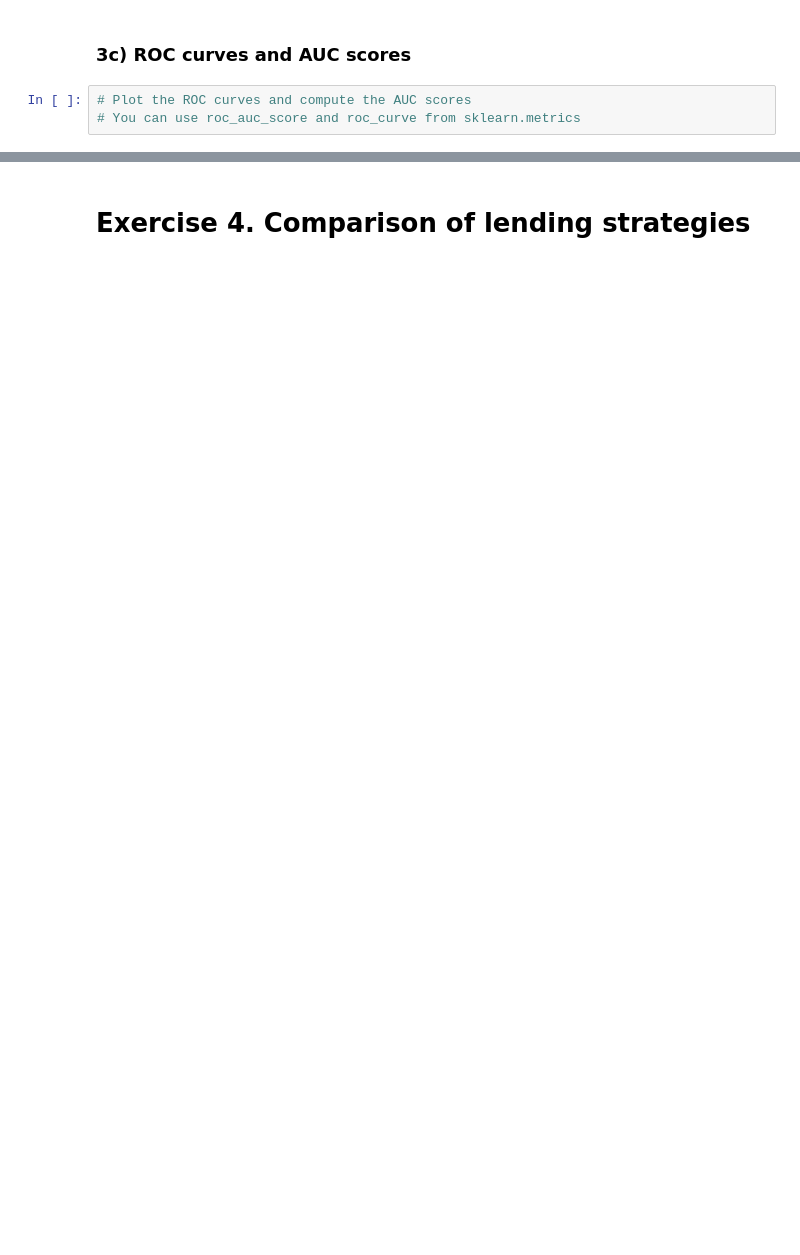
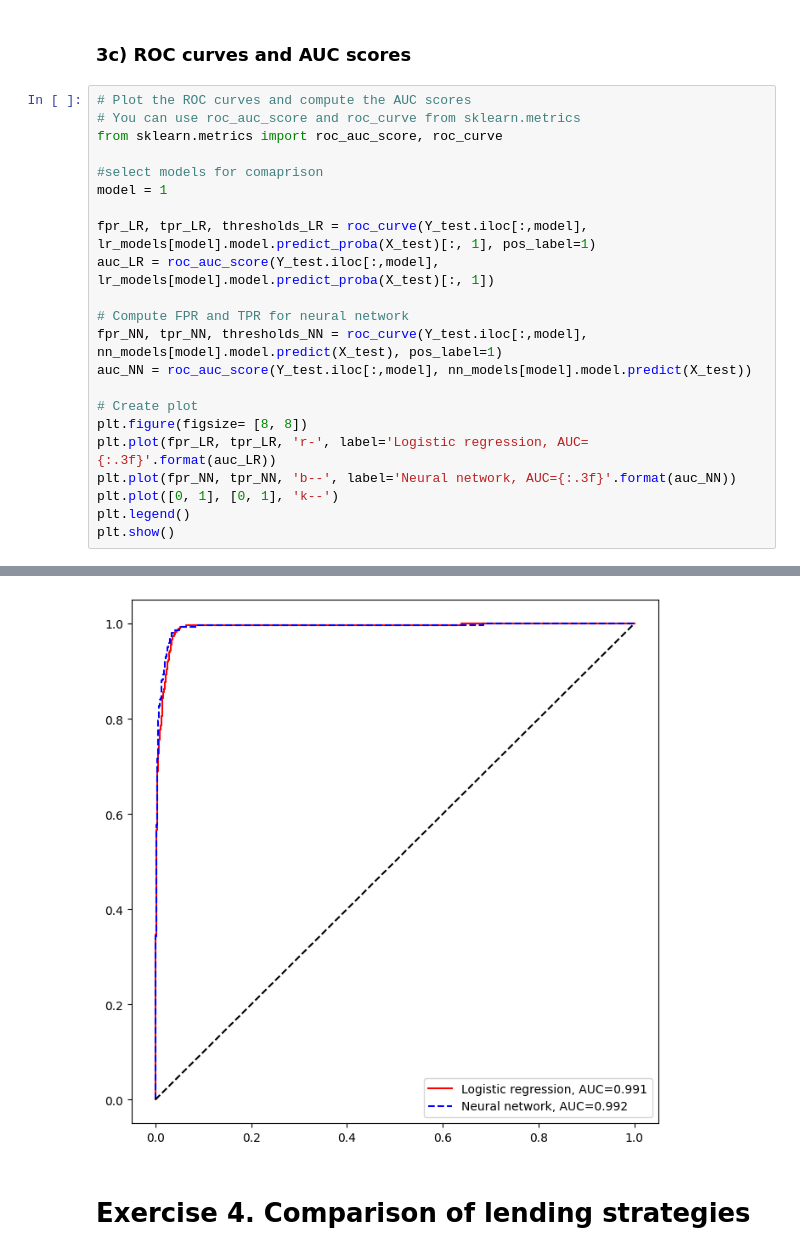
Before and after one commit to tskorkowski/CAS-ML, a Jupyter notebook: sessions/project1/Project 1 - Template.ipynb, the cells around one changed output, grey strips where cells are left out. Cells and saved outputs as stored; diff of their text form; blank space fills up the shorter version.

Commit message:
correction to NN and ROCcurve and AUC score

```diff
--- a/sessions/project1/Project 1 - Template.ipynb
+++ b/sessions/project1/Project 1 - Template.ipynb
@@ -334,5 +341,25 @@ Comments:
 # %% [markdown]
 ### 3c) ROC curves and AUC scores
-# %%
-# Plot the ROC curves and compute the AUC scores
-# You can use roc_auc_score and roc_curve from sklearn.metrics
+# %%
+# Plot the ROC curves and compute the AUC scores
+# You can use roc_auc_score and roc_curve from sklearn.metrics
+from sklearn.metrics import roc_auc_score, roc_curve
+
+#select models for comaprison
+model = 1
+
+fpr_LR, tpr_LR, thresholds_LR = roc_curve(Y_test.iloc[:,model], lr_models[model].model.predict_proba(X_test)[:, 1], pos_label=1)
+auc_LR = roc_auc_score(Y_test.iloc[:,model], lr_models[model].model.predict_proba(X_test)[:, 1])
+
+# Compute FPR and TPR for neural network
+fpr_NN, tpr_NN, thresholds_NN = roc_curve(Y_test.iloc[:,model], nn_models[model].model.predict(X_test), pos_label=1)
+auc_NN = roc_auc_score(Y_test.iloc[:,model], nn_models[model].model.predict(X_test))
+
+# Create plot
+plt.figure(figsize= [8, 8])
+plt.plot(fpr_LR, tpr_LR, 'r-', label='Logistic regression, AUC={:.3f}'.format(auc_LR))
+plt.plot(fpr_NN, tpr_NN, 'b--', label='Neural network, AUC={:.3f}'.format(auc_NN))
+plt.plot([0, 1], [0, 1], 'k--')
+plt.legend()
+plt.show()
+# %% [output]
@@ -339,3 +368,4 @@ Comments:
+[figure, added]
 # %% [markdown]
 # Exercise 4. Comparison of lending strategies
 # %%
```
Also changed, not shown: parts of 9 cells of this notebook.
